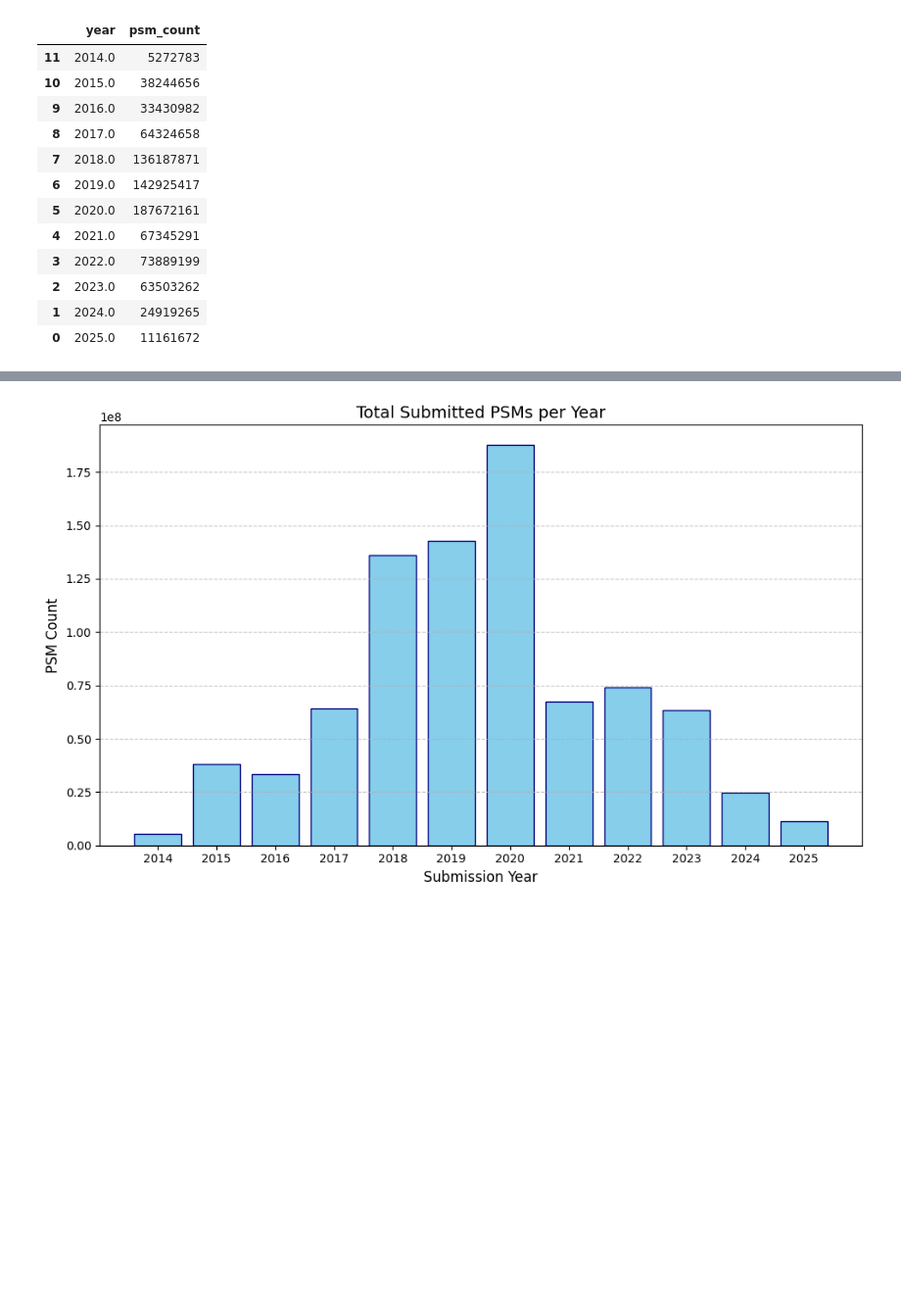
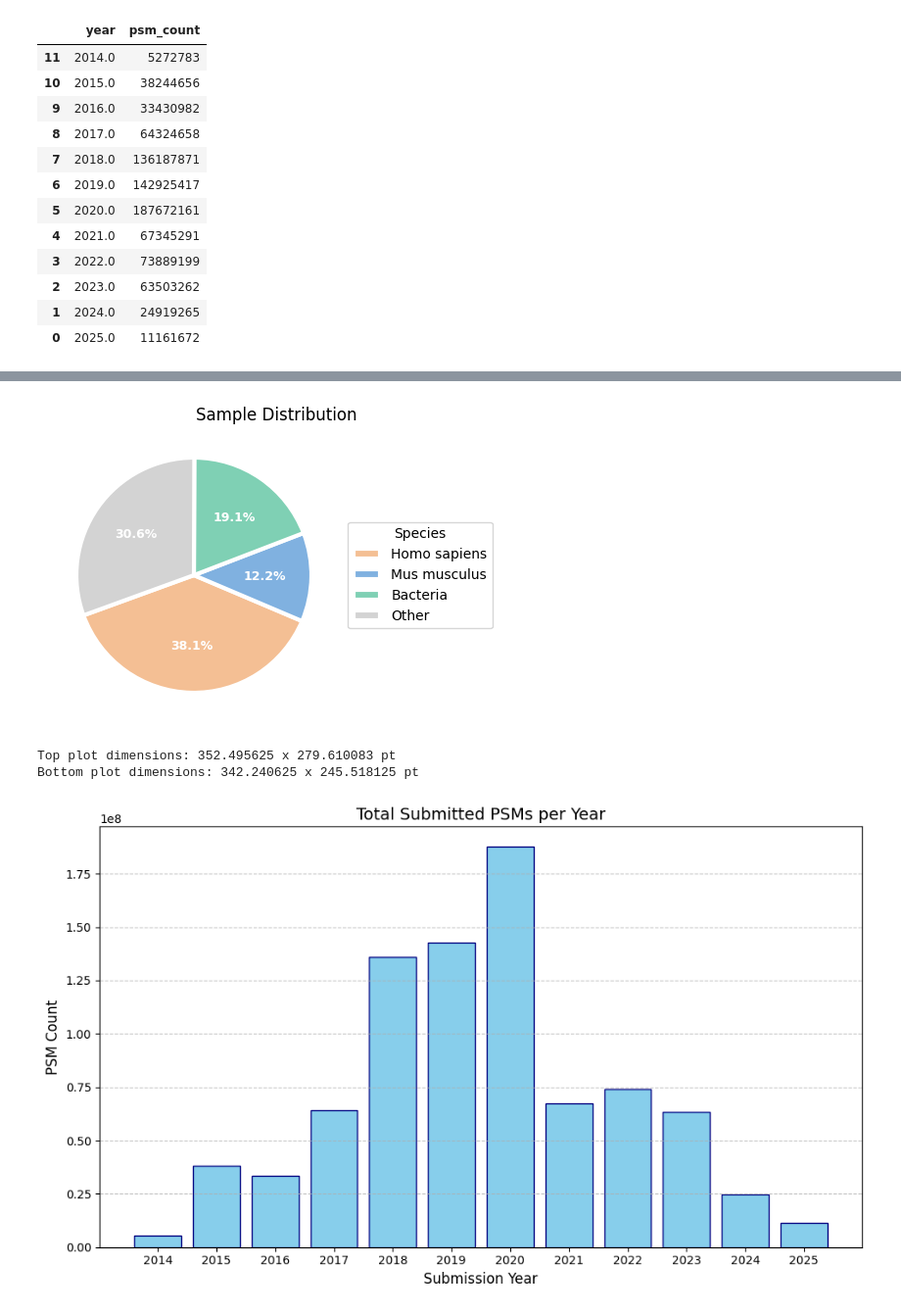
Before and after one commit to usiGrabber/usiGrabber, a Jupyter notebook: experimental/data_overview.ipynb, the cells around one changed output, grey strips where cells are left out. Shown at 98% size. Drawn from its saved outputs; the diff is of its cells as text; code cells hidden in the pictures; blank space fills up the shorter version.

```diff
--- a/experimental/data_overview.ipynb
+++ b/experimental/data_overview.ipynb
@@ -414,3 +492,65 @@ plt.show()
+# %%
+fig = plt.figure(figsize=(5, 4))
+species_data = {
+    "labels": ["Homo sapiens", "Mus musculus", "Bacteria", "Other"],
+    "values": [470, 151, 236, 378]
+}
+
+ax = fig.add_subplot(111)
+wedges, texts, pcts = ax.pie(
+    species_data["values"],
+    # labels=species_data["labels"],
+    autopct='%1.1f%%',
+    startangle=200, # DO NOT TOUCH!
+    wedgeprops={'linewidth': 3.0, 'edgecolor': 'white'},
+    colors=list(colors.values()),
+)
+# ax3.set_aspect('equal', adjustable='box')
+plt.setp(pcts, color='white', fontweight='bold', fontsize=9)
+plt.title("Sample Distribution", x=0.78)
+plt.legend(
+    wedges, species_data["labels"],
+    loc="center left",
+    title="Species",
+    bbox_to_anchor=(1, 0.5),
+)
+plt.subplots_adjust(left=0.1, right=0.9, top=0.85, bottom=0.1)
+# plt.tight_layout() # Crucial: prevents the plots/labels from overlapping
+plt.savefig("species.svg", bbox_inches='tight', format="svg")
+plt.show()
+# %% [output]
+[figure, added]
+# %%
+import svgutils.transform as sg
+# 2. Load them as SVG objects
+top = sg.fromfile('instruments.svg')
+bottom = sg.fromfile('species.svg')
+
+# 3. Get dimensions (to know how much to shift the second one)
+# Standard matplotlib SVGs usually have height/width in points
+h1 = float(top.height.replace('pt', ''))
+w1 = float(top.width.replace('pt', ''))
+h2 = float(bottom.height.replace('pt', ''))
+w2 = float(bottom.width.replace('pt', ''))
+
+print(f"Top plot dimensions: {w1} x {h1} pt")
+print(f"Bottom plot dimensions: {w2} x {h2} pt")
+
+# 4. Create a new SVG canvas with the combined height
+fig = sg.SVGFigure(w1, h1 + h2)
+
+# 5. Place the plots
+# .getroot() gets the content; we shift the bottom one down by h1
+plot1 = top.getroot()
+plot2 = bottom.getroot()
+plot2.moveto(0, h1)
+
+# 6. Save the result
+fig.append([plot1, plot2])
+fig.save("merged_figure.svg")
+# %% [output]
+Top plot dimensions: 352.495625 x 279.610083 pt
+Bottom plot dimensions: 342.240625 x 245.518125 pt
 # %%
 plt.figure(figsize=(10, 6))
 plt.bar(psms_per_year['year'], psms_per_year['psm_count'], color='skyblue', edgecolor='navy')
```
Also changed, not shown: parts of 8 cells of this notebook.
